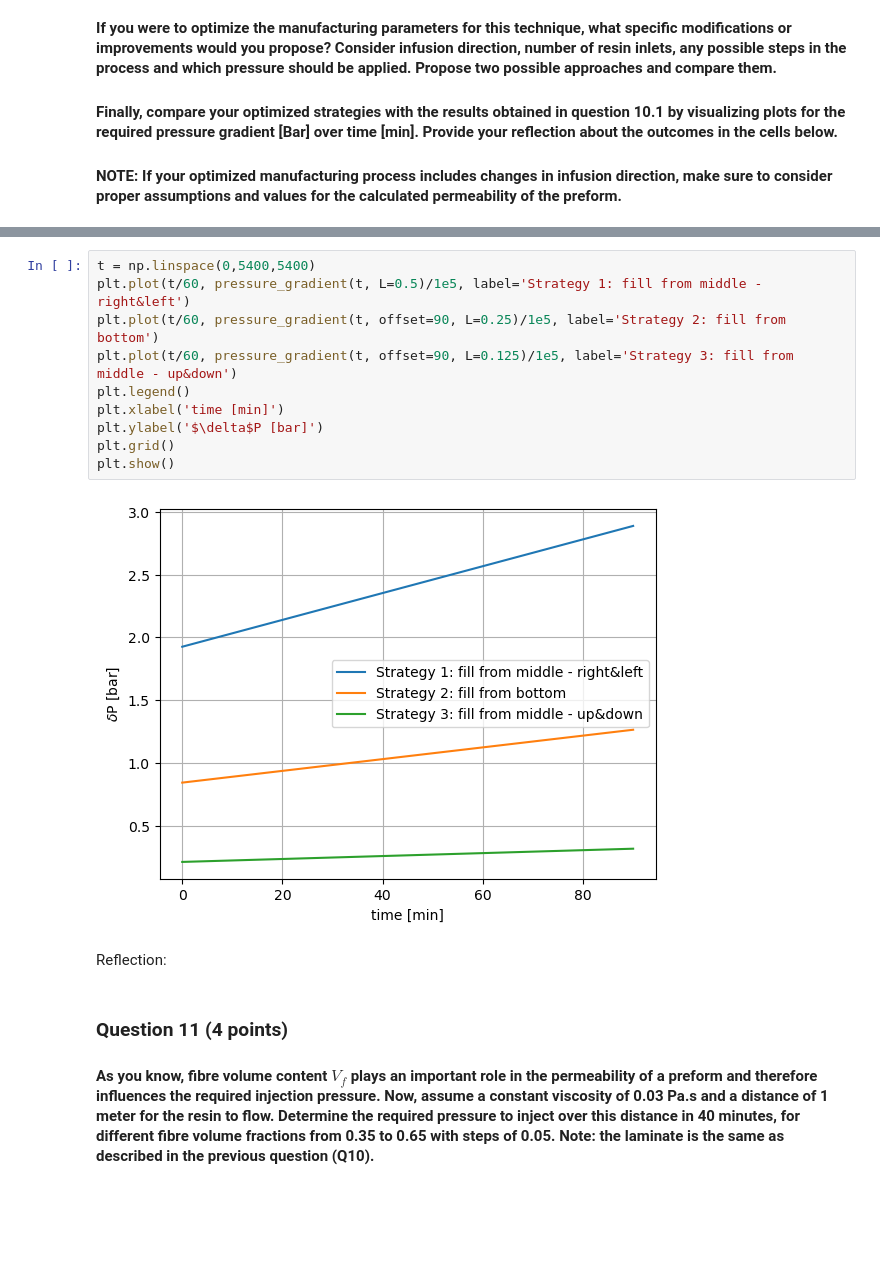
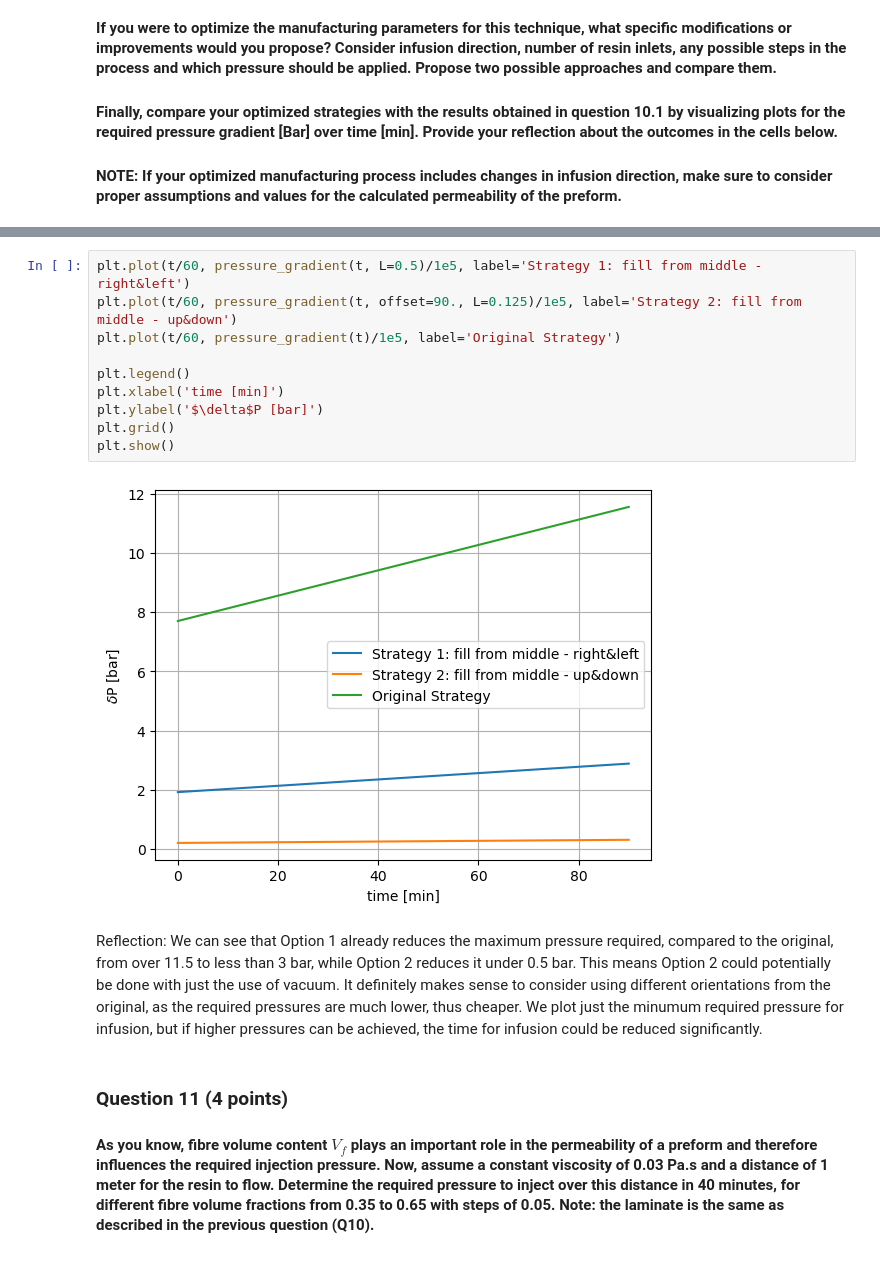
Before and after one commit to arthurstreebgreebling/PCM, a Jupyter notebook: A2 Rheokinetics/Rheokinetics.ipynb, the cells around one changed output, grey strips where cells are left out. Cells and saved outputs as stored; diff of their text form; blank space fills up the shorter version.

```diff
--- a/A2 Rheokinetics/Notebook Rheokinetics.ipynb
+++ b/A2 Rheokinetics/Rheokinetics.ipynb
@@ -655,17 +642,17 @@ Strategy 3: infuse from middle horizontal, infusing up and down at the same time
 # %%
-t = np.linspace(0,5400,5400)
 plt.plot(t/60, pressure_gradient(t, L=0.5)/1e5, label='Strategy 1: fill from middle - right&left')
-plt.plot(t/60, pressure_gradient(t, offset=90, L=0.25)/1e5, label='Strategy 2: fill from bottom')
-plt.plot(t/60, pressure_gradient(t, offset=90, L=0.125)/1e5, label='Strategy 3: fill from middle - up&down')
+plt.plot(t/60, pressure_gradient(t, offset=90., L=0.125)/1e5, label='Strategy 2: fill from middle - up&down')
+plt.plot(t/60, pressure_gradient(t)/1e5, label='Original Strategy')
+
 plt.legend()
 plt.xlabel('time [min]')
 plt.ylabel('$\delta$P [bar]')
 plt.grid()
 plt.show()
 # %% [output]
-[figure, old version]
+[figure, new version]
-# %% [markdown]
-Reflection:
+# %% [markdown]
+Reflection: We can see that Option 1 already reduces the maximum pressure required, compared to the original, from over 11.5 to less than 3 bar, while Option 2 reduces it under 0.5 bar. This means Option 2 could potentially be done with just the use of vacuum. It definitely makes sense to consider using different orientations from the original, as the required pressures are much lower, thus cheaper. We plot just the minumum required pressure for infusion, but if higher pressures can be achieved, the time for infusion could be reduced significantly.
 # %% [markdown]
 ### Question 11 (4 points)
 
```
Also changed, not shown: parts of 10 cells of this notebook, 21 other files.
